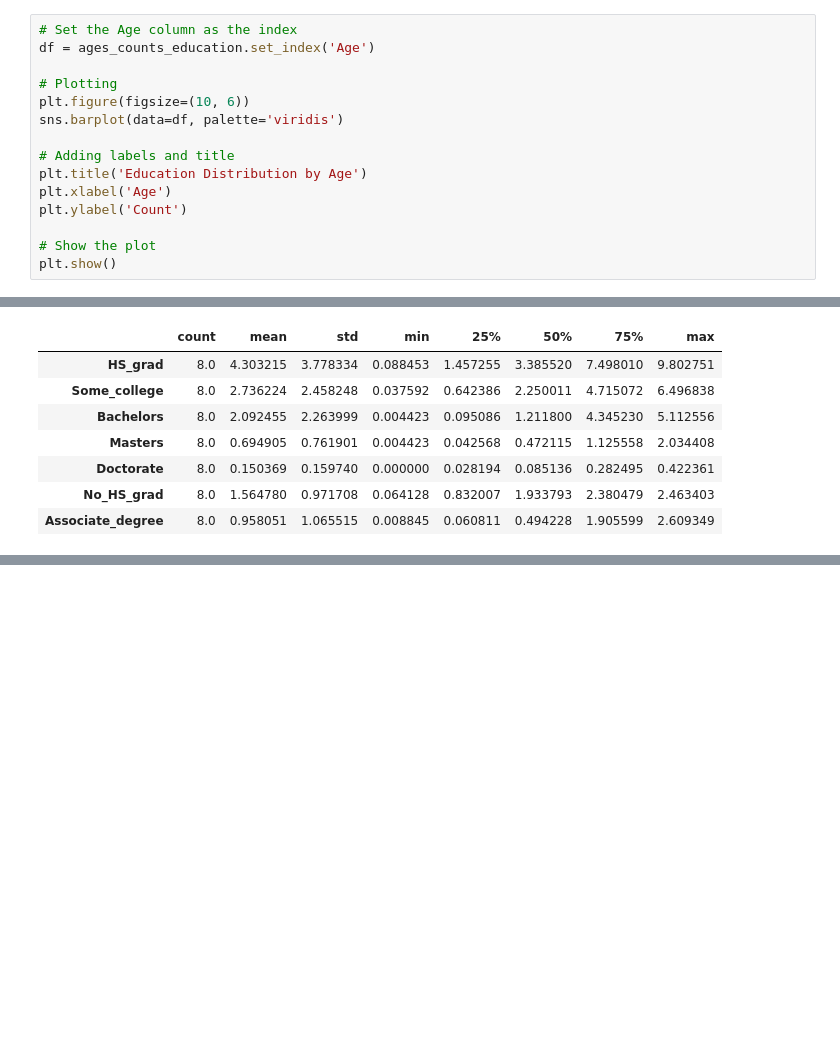
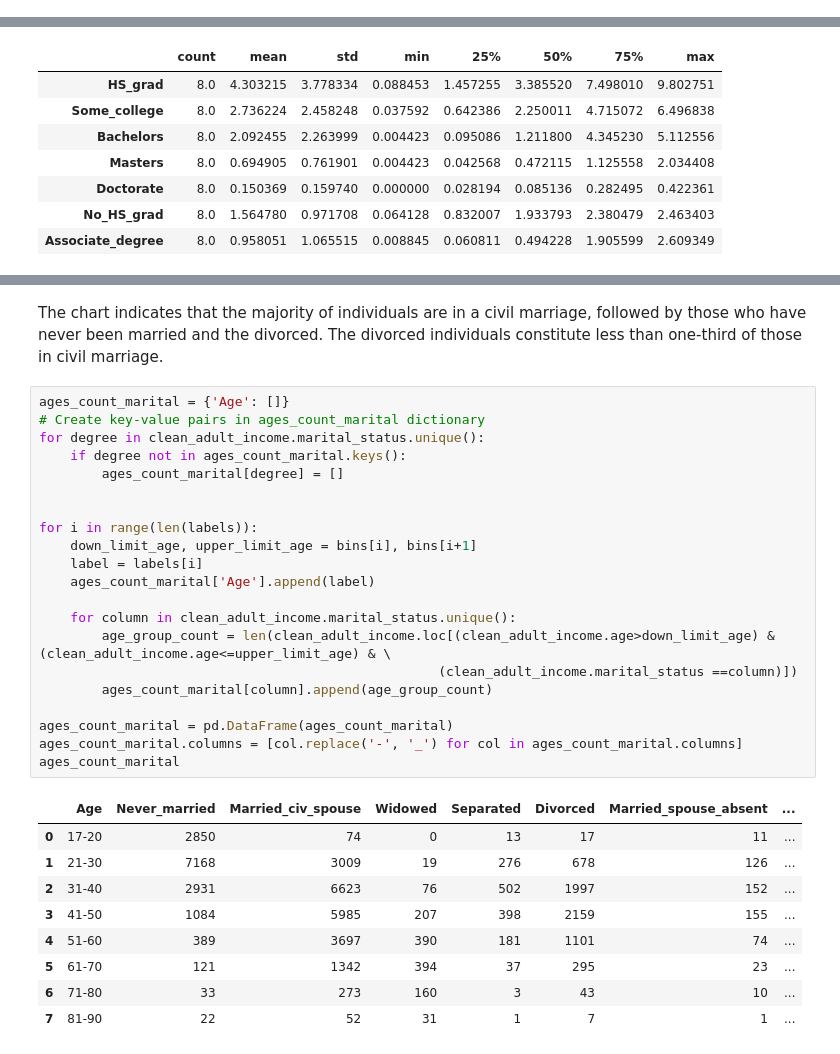
Before and after one commit to Kiril-Lazarov/Artificial-Intelligence, a Jupyter notebook: My Projects/Adult-Income Dataset.ipynb, the cells around one changed output, grey strips where cells are left out. Drawn from its saved outputs; the diff is of its cells as text; blank space fills up the shorter version.

```diff
--- a/My Projects/Adult-Income Dataset.ipynb
+++ b/My Projects/Adult-Income Dataset.ipynb
@@ -490,15 +473,0 @@ Most people - 73.06% - have completed school, college, or hold a bachelor's degr
-# %%
-# Set the Age column as the index
-df = ages_counts_education.set_index('Age')
-
-# Plotting
-plt.figure(figsize=(10, 6))
-sns.barplot(data=df, palette='viridis')
-
-# Adding labels and title
-plt.title('Education Distribution by Age')
-plt.xlabel('Age')
-plt.ylabel('Count')
-
-# Show the plot
-plt.show()
@@ -549,0 +549,33 @@ The distribution of educational degrees across age groups as a whole follows the
+# %% [markdown]
+The chart indicates that the majority of individuals are in a civil marriage, followed by those who have never been married and the divorced. The divorced individuals constitute less than one-third of those in civil marriage.
+# %%
+ages_count_marital = {'Age': []}
+# Create key-value pairs in ages_count_marital dictionary
+for degree in clean_adult_income.marital_status.unique():
+    if degree not in ages_count_marital.keys():
+        ages_count_marital[degree] = []
+
+
+for i in range(len(labels)):
+    down_limit_age, upper_limit_age = bins[i], bins[i+1]
+    label = labels[i]
+    ages_count_marital['Age'].append(label)
+
+    for column in clean_adult_income.marital_status.unique():
+        age_group_count = len(clean_adult_income.loc[(clean_adult_income.age>down_limit_age) & (clean_adult_income.age<=upper_limit_age) & \
+                                                   (clean_adult_income.marital_status ==column)])
+        ages_count_marital[column].append(age_group_count)
+
+ages_count_marital = pd.DataFrame(ages_count_marital)
+ages_count_marital.columns = [col.replace('-', '_') for col in ages_count_marital.columns]
+ages_count_marital
+# %% [output]
+|  | Age | Never_married | Married_civ_spouse | Widowed | Separated | Divorced | Married_spouse_absent | ... |
+| 0 | 17-20 | 2850 | 74 | 0 | 13 | 17 | 11 | ... |
+| 1 | 21-30 | 7168 | 3009 | 19 | 276 | 678 | 126 | ... |
+| 2 | 31-40 | 2931 | 6623 | 76 | 502 | 1997 | 152 | ... |
+| 3 | 41-50 | 1084 | 5985 | 207 | 398 | 2159 | 155 | ... |
+| 4 | 51-60 | 389 | 3697 | 390 | 181 | 1101 | 74 | ... |
+| 5 | 61-70 | 121 | 1342 | 394 | 37 | 295 | 23 | ... |
+| 6 | 71-80 | 33 | 273 | 160 | 3 | 43 | 10 | ... |
+| 7 | 81-90 | 22 | 52 | 31 | 1 | 7 | 1 | ... |
```
Also changed, not shown: parts of 10 cells of this notebook.
